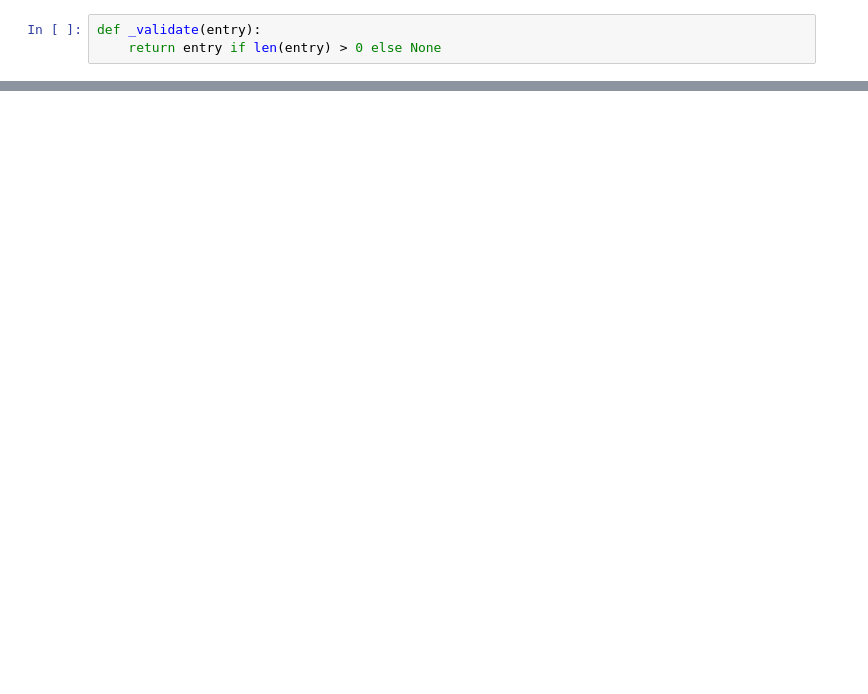
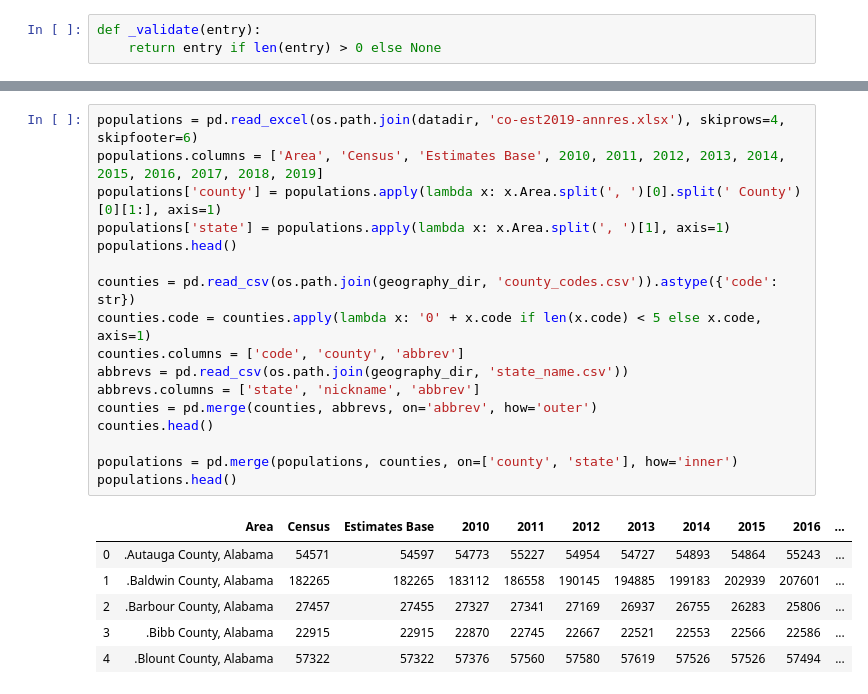
Before and after one commit to flixpar/covid-resource-allocation, a Jupyter notebook: notebooks/vis/nurses.ipynb, the cells around one changed output, grey strips where cells are left out. Cells and saved outputs as stored; diff of their text form; blank space fills up the shorter version.

```diff
--- a/notebooks/vis/nurses.ipynb
+++ b/notebooks/vis/nurses.ipynb
@@ -89,0 +129,24 @@ fips['0160']
+# %%
+populations = pd.read_excel(os.path.join(datadir, 'co-est2019-annres.xlsx'), skiprows=4, skipfooter=6)
+populations.columns = ['Area', 'Census', 'Estimates Base', 2010, 2011, 2012, 2013, 2014, 2015, 2016, 2017, 2018, 2019]
+populations['county'] = populations.apply(lambda x: x.Area.split(', ')[0].split(' County')[0][1:], axis=1)
+populations['state'] = populations.apply(lambda x: x.Area.split(', ')[1], axis=1)
+populations.head()
+
+counties = pd.read_csv(os.path.join(geography_dir, 'county_codes.csv')).astype({'code': str})
+counties.code = counties.apply(lambda x: '0' + x.code if len(x.code) < 5 else x.code, axis=1)
+counties.columns = ['code', 'county', 'abbrev']
+abbrevs = pd.read_csv(os.path.join(geography_dir, 'state_name.csv'))
+abbrevs.columns = ['state', 'nickname', 'abbrev']
+counties = pd.merge(counties, abbrevs, on='abbrev', how='outer')
+counties.head()
+
+populations = pd.merge(populations, counties, on=['county', 'state'], how='inner')
+populations.head()
+# %% [output]
+|  | Area | Census | Estimates Base | 2010 | 2011 | 2012 | 2013 | 2014 | 2015 | 2016 | ... |
+| 0 | .Autauga County, Alabama | 54571 | 54597 | 54773 | 55227 | 54954 | 54727 | 54893 | 54864 | 55243 | ... |
+| 1 | .Baldwin County, Alabama | 182265 | 182265 | 183112 | 186558 | 190145 | 194885 | 199183 | 202939 | 207601 | ... |
+| 2 | .Barbour County, Alabama | 27457 | 27455 | 27327 | 27341 | 27169 | 26937 | 26755 | 26283 | 25806 | ... |
+| 3 | .Bibb County, Alabama | 22915 | 22915 | 22870 | 22745 | 22667 | 22521 | 22553 | 22566 | 22586 | ... |
+| 4 | .Blount County, Alabama | 57322 | 57322 | 57376 | 57560 | 57580 | 57619 | 57526 | 57526 | 57494 | ... |
```
Also changed, not shown: parts of 9 cells of this notebook, 8 other files.
